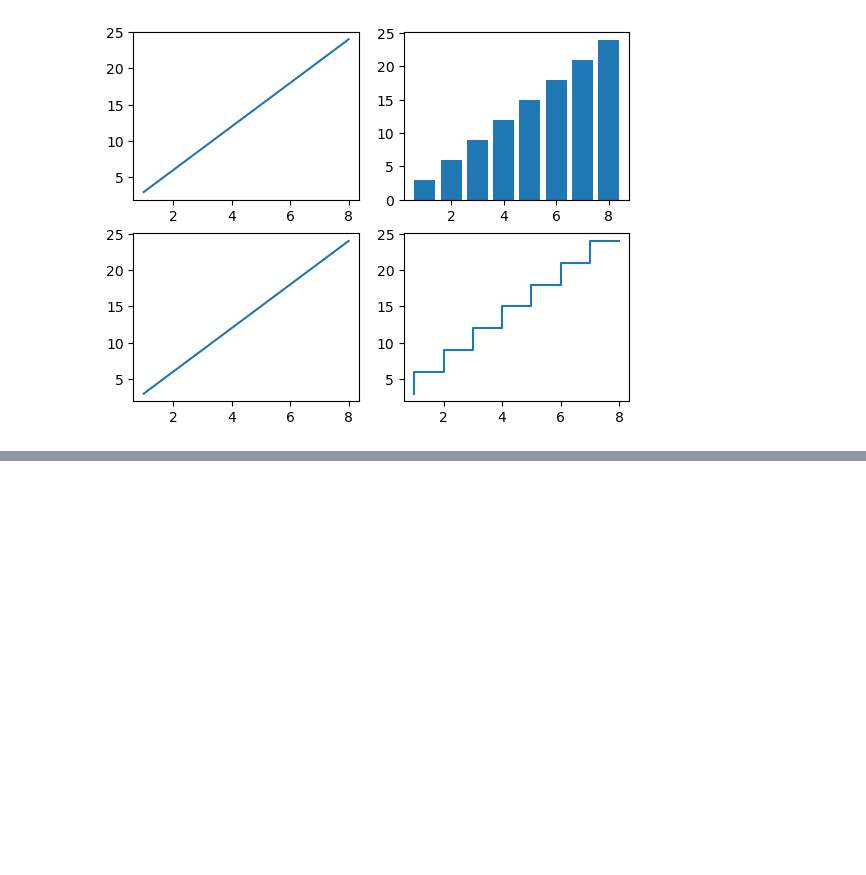
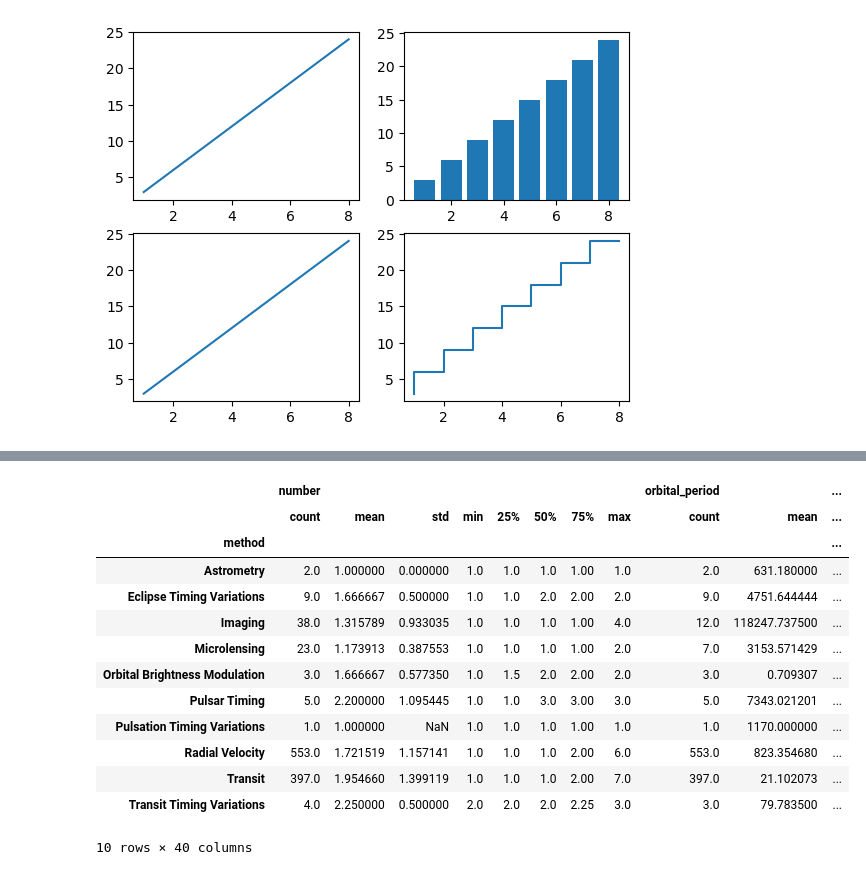
Before and after one commit to kin-yao/udemyy-python, a Jupyter notebook: dirtyhandsss.ipynb, the cells around one changed output, grey strips where cells are left out. Drawn from its saved outputs; the diff is of its cells as text; code cells hidden in the pictures; blank space fills up the shorter version.

Commit message:
Seaborn datasets, merging dataframes and saving csv and xlsx files

```diff
--- a/dirtyhandsss.ipynb
+++ b/dirtyhandsss.ipynb
@@ -47,0 +50,4 @@ plt.step(x,y)
+# %%
+import pandas as pd
+import seaborn as sns
+df = sns.load_dataset("planets")
@@ -47,0 +122,2 @@ plt.step(x,y)
+# %%
+df["method"] = pd.Categorical(df["method"])
@@ -47,0 +195,17 @@ plt.step(x,y)
+# %%
+df.groupby("method").describe()
+# %% [output]
+|  | number |  |  |  |  |  |  |  | orbital_period |  | ... |
+|  | count | mean | std | min | 25% | 50% | 75% | max | count | mean | ... |
+| method |  |  |  |  |  |  |  |  |  |  | ... |
+| Astrometry | 2.0 | 1.000000 | 0.000000 | 1.0 | 1.0 | 1.0 | 1.00 | 1.0 | 2.0 | 631.180000 | ... |
+| Eclipse Timing Variations | 9.0 | 1.666667 | 0.500000 | 1.0 | 1.0 | 2.0 | 2.00 | 2.0 | 9.0 | 4751.644444 | ... |
+| Imaging | 38.0 | 1.315789 | 0.933035 | 1.0 | 1.0 | 1.0 | 1.00 | 4.0 | 12.0 | 118247.737500 | ... |
+| Microlensing | 23.0 | 1.173913 | 0.387553 | 1.0 | 1.0 | 1.0 | 1.00 | 2.0 | 7.0 | 3153.571429 | ... |
+| Orbital Brightness Modulation | 3.0 | 1.666667 | 0.577350 | 1.0 | 1.5 | 2.0 | 2.00 | 2.0 | 3.0 | 0.709307 | ... |
+| Pulsar Timing | 5.0 | 2.200000 | 1.095445 | 1.0 | 1.0 | 3.0 | 3.00 | 3.0 | 5.0 | 7343.021201 | ... |
+| Pulsation Timing Variations | 1.0 | 1.000000 | NaN | 1.0 | 1.0 | 1.0 | 1.00 | 1.0 | 1.0 | 1170.000000 | ... |
+| Radial Velocity | 553.0 | 1.721519 | 1.157141 | 1.0 | 1.0 | 1.0 | 2.00 | 6.0 | 553.0 | 823.354680 | ... |
+| Transit | 397.0 | 1.954660 | 1.399119 | 1.0 | 1.0 | 1.0 | 2.00 | 7.0 | 397.0 | 21.102073 | ... |
+| Transit Timing Variations | 4.0 | 2.250000 | 0.500000 | 2.0 | 2.0 | 2.0 | 2.25 | 3.0 | 3.0 | 79.783500 | ... |
+10 rows × 40 columns
```
Also changed, not shown: parts of 24 cells of this notebook.
